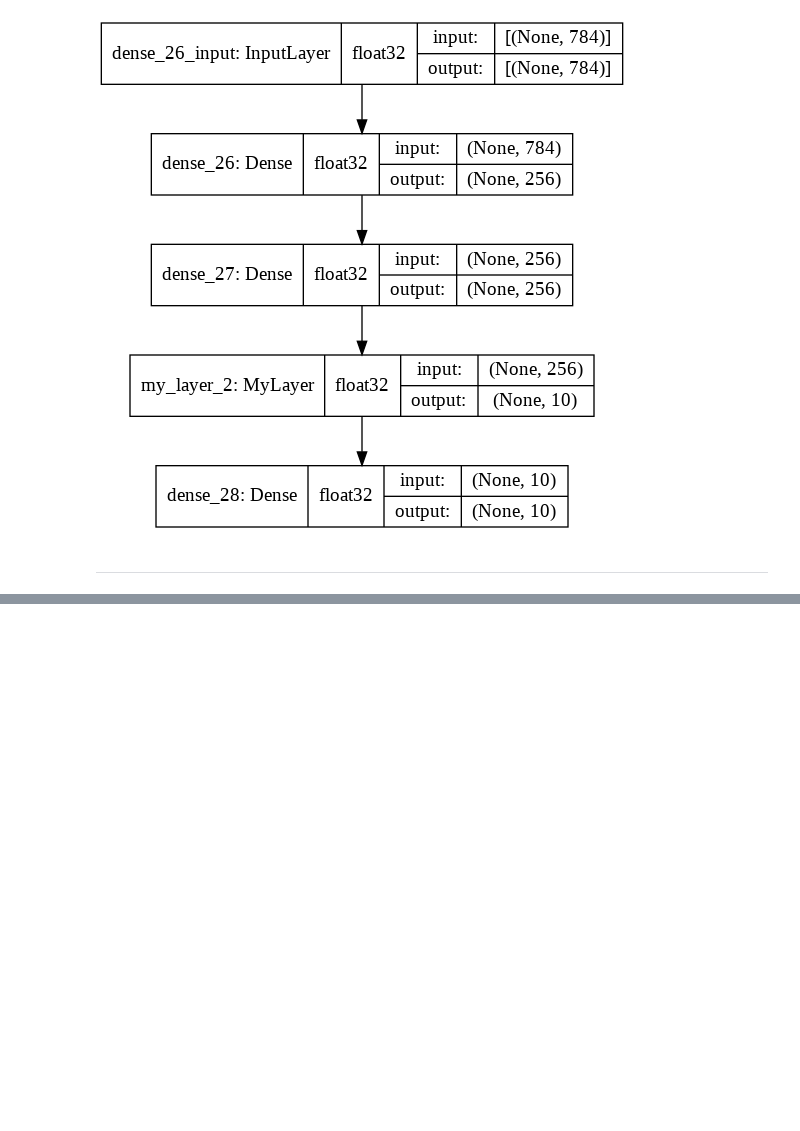
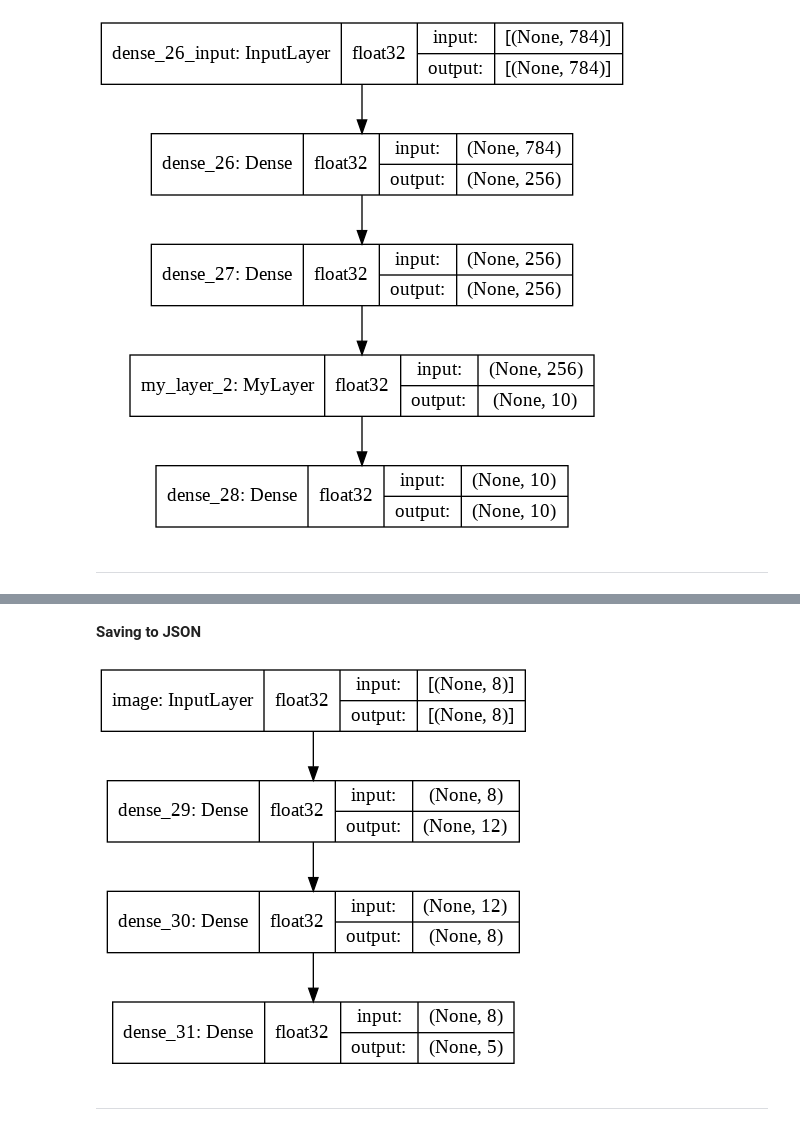
Before and after one commit to deep0892/ml_modeling, a Jupyter notebook: Deep_Dive_in_tf_keras.ipynb, the cells around one changed output, grey strips where cells are left out. Saved outputs shown, nothing was run; the diff lists cells and outputs as text; code cells hidden in the pictures; blank space fills up the shorter version.

Commit message:
Save model

```diff
--- a/Deep_Dive_in_tf_keras.ipynb
+++ b/Deep_Dive_in_tf_keras.ipynb
@@ -95,0 +115,2 @@ model.compile(optimizer='adam', loss=tf.keras.losses.binary_crossentropy, metric
+# %%
+new_model = keras.models.load_model('filename.h5')
@@ -95,0 +139,2 @@ model.compile(optimizer='adam', loss=tf.keras.losses.binary_crossentropy, metric
+# %% [markdown]
+**Saving to JSON**
@@ -95,0 +171,13 @@ model.compile(optimizer='adam', loss=tf.keras.losses.binary_crossentropy, metric
+# %%
+# load json and re-create model
+from keras.models import model_from_json
+
+file = open('model_1.json', 'r')
+buffer = file.read()
+file.close()
+model = tf.keras.models.model_from_json(buffer)
+keras.utils.plot_model(model, 'multilayer_model.png', show_shapes=True, show_dtype=True, show_layer_names=True)
+# %% [output]
+[figure, added]
+# %% [markdown]
+---
```
Also changed, not shown: parts of 12 cells of this notebook.
